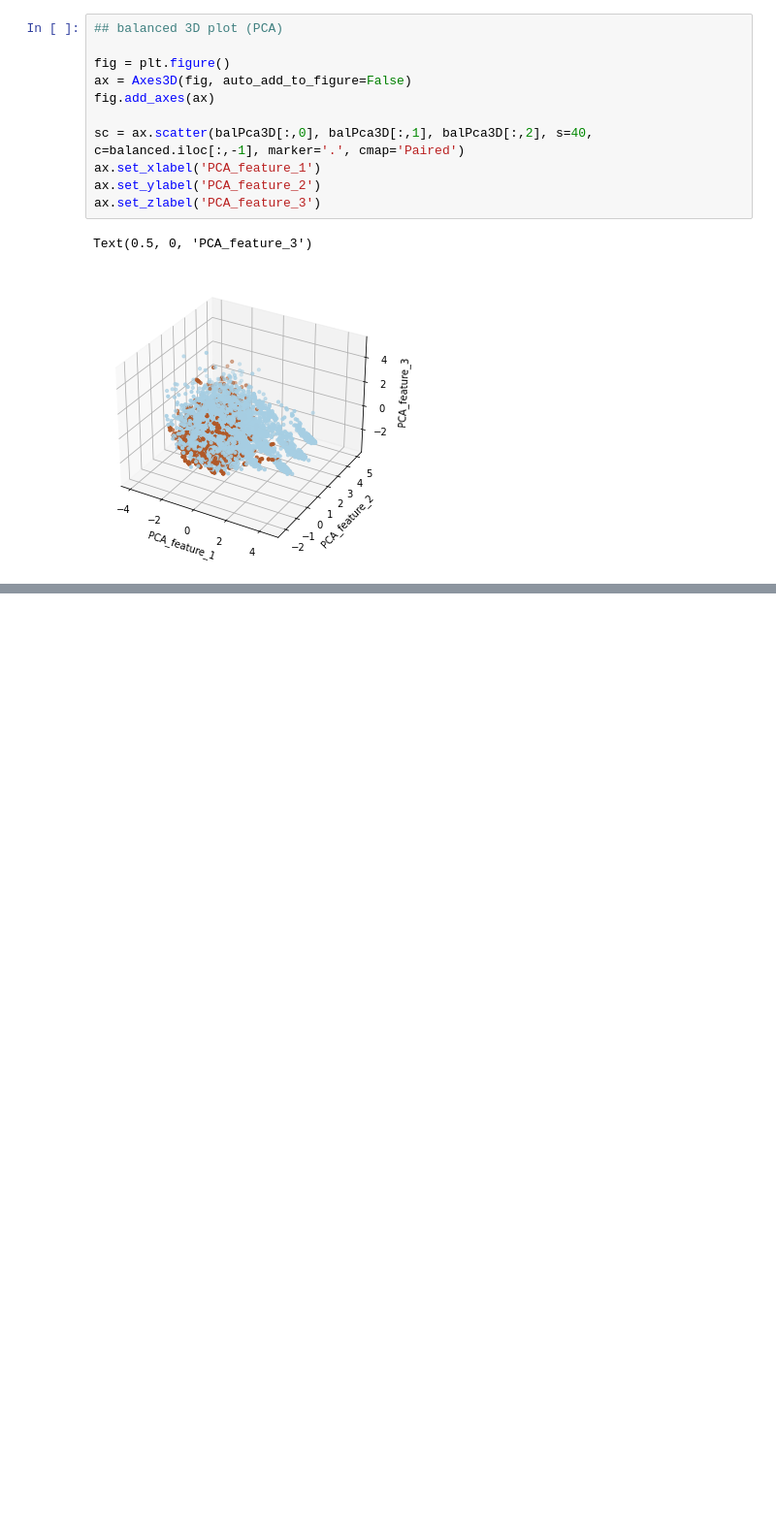
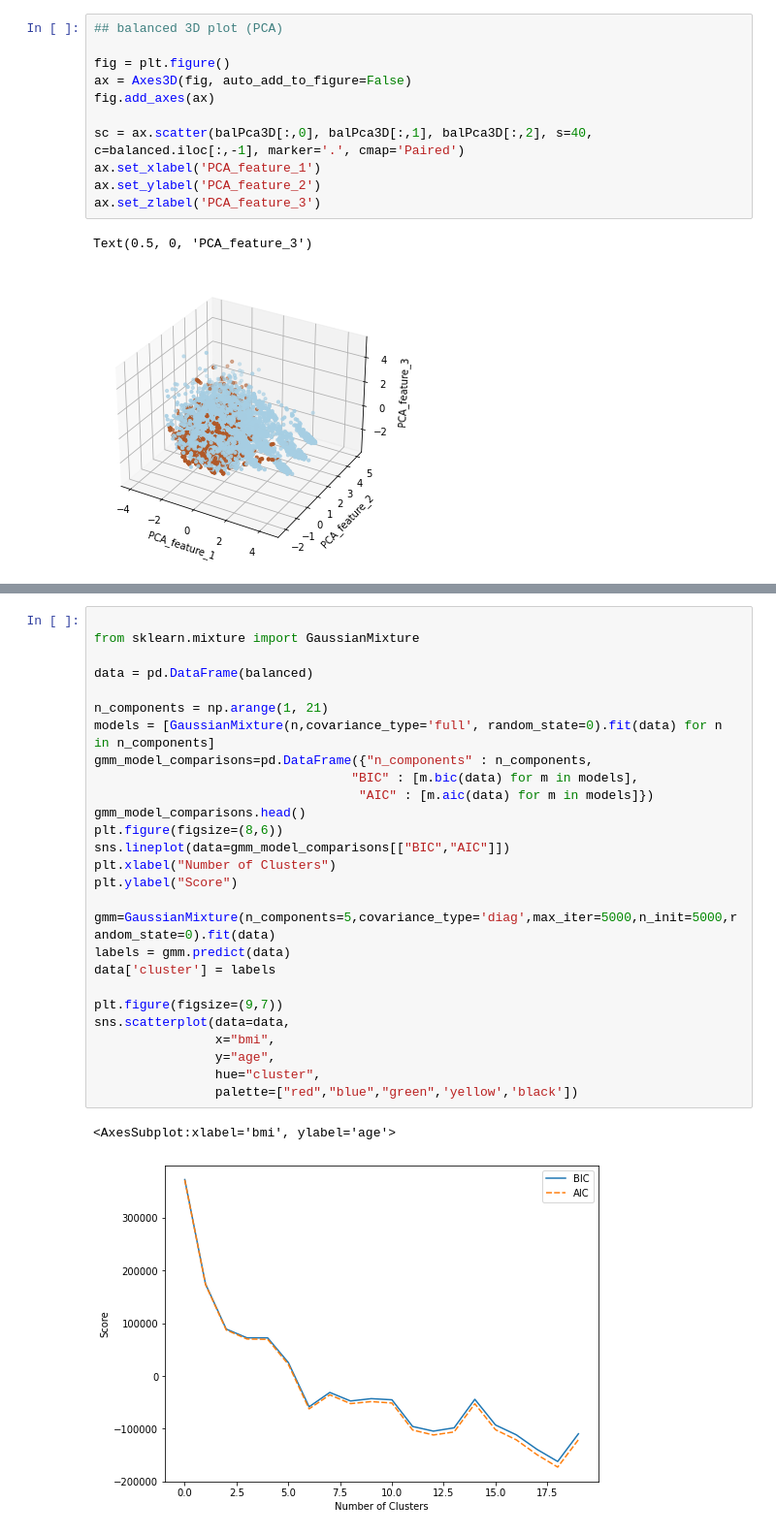
Before and after one commit to AnnaMGardner/CS4641Project, a Jupyter notebook: data_preprocess.ipynb, the cells around one changed output, grey strips where cells are left out. Shown at 97% size. Saved outputs shown, nothing was run; the diff lists cells and outputs as text; blank space fills up the shorter version.

```diff
--- a/data_preprocess.ipynb
+++ b/data_preprocess.ipynb
@@ -315,3 +315,33 @@ raw data:
 
 [9722 rows x 4 columns]
 ===================================================
+# %%
+
+from sklearn.mixture import GaussianMixture
+
+data = pd.DataFrame(balanced)
+
+n_components = np.arange(1, 21)
+models = [GaussianMixture(n,covariance_type='full', random_state=0).fit(data) for n in n_components]
+gmm_model_comparisons=pd.DataFrame({"n_components" : n_components,
+                                  "BIC" : [m.bic(data) for m in models],
+                                   "AIC" : [m.aic(data) for m in models]})
+gmm_model_comparisons.head()
+plt.figure(figsize=(8,6))
+sns.lineplot(data=gmm_model_comparisons[["BIC","AIC"]])
+plt.xlabel("Number of Clusters")
+plt.ylabel("Score")
+
+gmm=GaussianMixture(n_components=5,covariance_type='diag',max_iter=5000,n_init=5000,random_state=0).fit(data)
+labels = gmm.predict(data)
+data['cluster'] = labels
+
+plt.figure(figsize=(9,7))
+sns.scatterplot(data=data,
+                x="bmi",
+                y="age",
+                hue="cluster",
+                palette=["red","blue","green",'yellow','black'])
+# %% [output]
+<AxesSubplot:xlabel='bmi', ylabel='age'>
+[figure, added]
```
Also changed, not shown: parts of 7 cells of this notebook.
